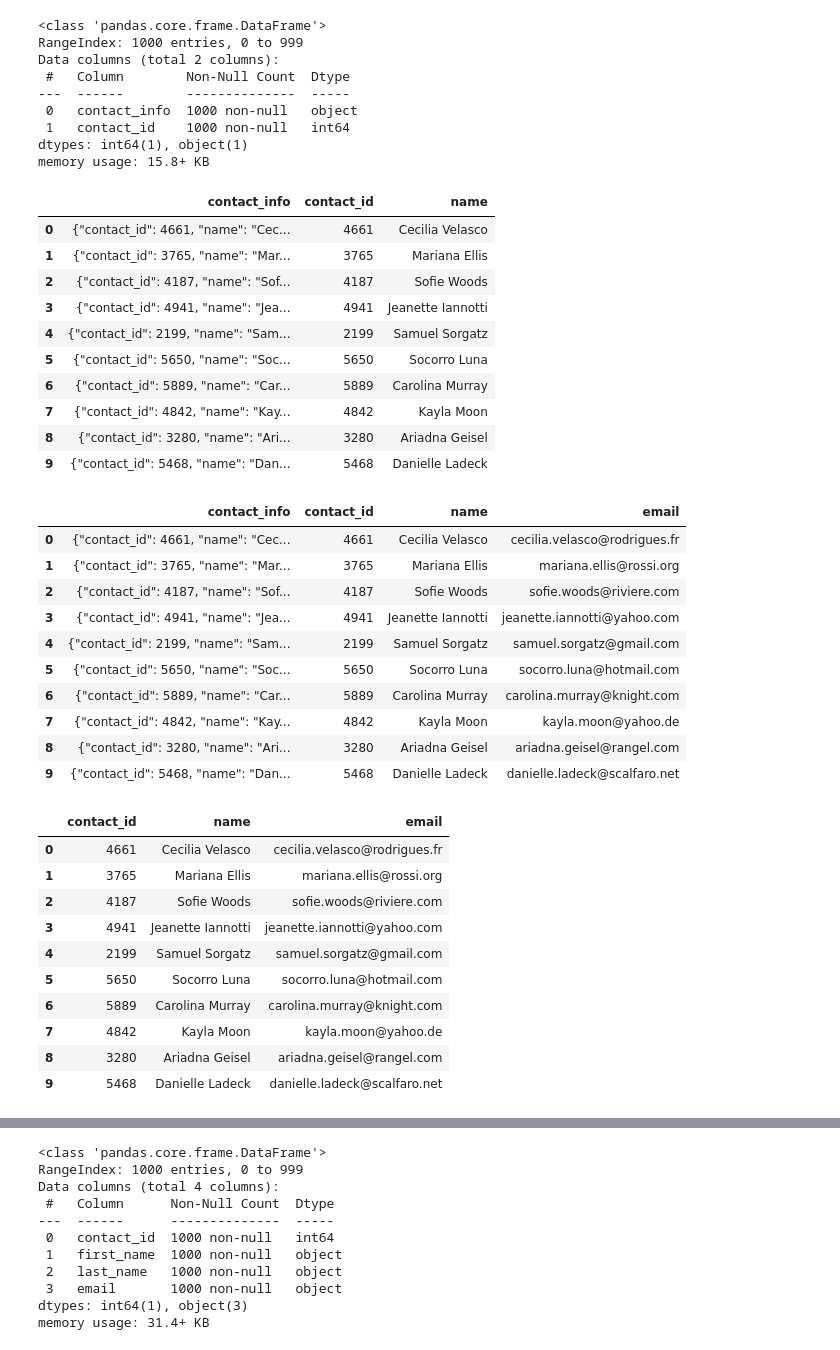
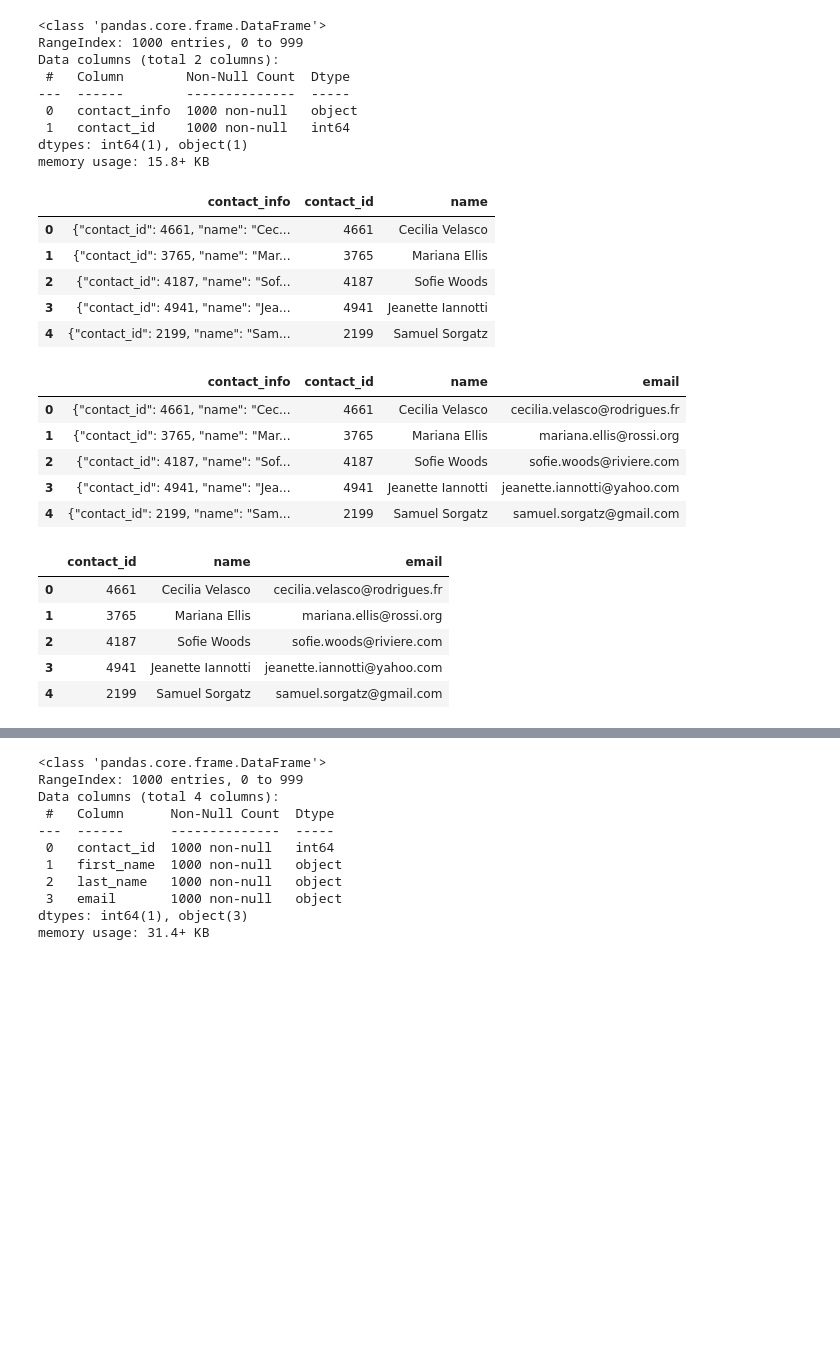
Before and after one commit to dcastellonc/Crowdfunding_ETL, a Jupyter notebook: ETL_Mini_Project_DCastellon.ipynb, the cells around one changed output, grey strips where cells are left out. Cells and saved outputs as stored; diff of their text form; code cells hidden in the pictures; blank space fills up the shorter version.

```diff
--- a/ETL_Mini_Project_DCastellon.ipynb
+++ b/ETL_Mini_Project_DCastellon.ipynb
@@ -267,7 +288,7 @@ campaign_cleaned.to_csv("Resources/campaign.csv", index=False)
 ### Extract the contacts.xlsx Data.
 # %%
 # Read the data into a Pandas DataFrame. Use the `header=2` parameter when reading in the data.
-contact_info_df = pd.read_excel('Resources/contacts.xlsx', header=2)
+contact_info_df = pd.read_excel('Resources/contacts.xlsx', header=2, engine= 'openpyxl')
 contact_info_df.head()
 # %% [output]
 |  | contact_info |
@@ -383,6 +403,8 @@ contact_info_df_copy.head()
 | 4 | {"contact_id": 2199, "name": "Sam... |
 # %%
 # Extract the four-digit contact ID number.
+contact_info_df_copy['contact_id'] = contact_info_df_copy['contact_info'].str.extract('(\d{4})')
+contact_info_df_copy.head(5)
 # %% [output]
 |  | contact_info | contact_id |
 | 0 | {"contact_id": 4661, "name": "Cec... | 4661 |
@@ -404,6 +427,8 @@ dtypes: object(2)
 memory usage: 15.8+ KB
 # %%
 # Convert the "contact_id" column to an int64 data type.
+contact_info_df_copy = contact_info_df_copy.astype({'contact_id':'int'})
+contact_info_df_copy.info()
 # %% [output]
 <class 'pandas.core.frame.DataFrame'>
 RangeIndex: 1000 entries, 0 to 999
@@ -416,6 +441,8 @@ dtypes: int64(1), object(1)
 memory usage: 15.8+ KB
 # %%
 # Extract the name of the contact and add it to a new column.
+contact_info_df_copy['name'] = contact_info_df_copy['contact_info'].str.extract('([A-Za-z]+ [A-Za-z]+)')
+contact_info_df_copy.head()
 # %% [output]
 |  | contact_info | contact_id | name |
 | 0 | {"contact_id": 4661, "name": "Cec... | 4661 | Cecilia Velasco |
@@ -423,27 +450,21 @@ memory usage: 15.8+ KB
 | 2 | {"contact_id": 4187, "name": "Sof... | 4187 | Sofie Woods |
 | 3 | {"contact_id": 4941, "name": "Jea... | 4941 | Jeanette Iannotti |
 | 4 | {"contact_id": 2199, "name": "Sam... | 2199 | Samuel Sorgatz |
-| 5 | {"contact_id": 5650, "name": "Soc... | 5650 | Socorro Luna |
-| 6 | {"contact_id": 5889, "name": "Car... | 5889 | Carolina Murray |
-| 7 | {"contact_id": 4842, "name": "Kay... | 4842 | Kayla Moon |
-| 8 | {"contact_id": 3280, "name": "Ari... | 3280 | Ariadna Geisel |
-| 9 | {"contact_id": 5468, "name": "Dan... | 5468 | Danielle Ladeck |
 # %%
 # Extract the email from the contacts and add the values to a new column.
+contact_info_df_copy['email'] = contact_info_df_copy['contact_info'].str.extract('([a-zA-Z0-9./-]+@[a-zA-Z0-9./-]+\.[a-z]+)')
+contact_info_df_copy.head()
 # %% [output]
 |  | contact_info | contact_id | name | email |
 | 0 | {"contact_id": 4661, "name": "Cec... | 4661 | Cecilia Velasco | cecilia.velasco@rodrigues.fr |
 | 1 | {"contact_id": 3765, "name": "Mar... | 3765 | Mariana Ellis | mariana.ellis@rossi.org |
 | 2 | {"contact_id": 4187, "name": "Sof... | 4187 | Sofie Woods | sofie.woods@riviere.com |
 | 3 | {"contact_id": 4941, "name": "Jea... | 4941 | Jeanette Iannotti | jeanette.iannotti@yahoo.com |
 | 4 | {"contact_id": 2199, "name": "Sam... | 2199 | Samuel Sorgatz | samuel.sorgatz@gmail.com |
-| 5 | {"contact_id": 5650, "name": "Soc... | 5650 | Socorro Luna | socorro.luna@hotmail.com |
-| 6 | {"contact_id": 5889, "name": "Car... | 5889 | Carolina Murray | carolina.murray@knight.com |
-| 7 | {"contact_id": 4842, "name": "Kay... | 4842 | Kayla Moon | kayla.moon@yahoo.de |
-| 8 | {"contact_id": 3280, "name": "Ari... | 3280 | Ariadna Geisel | ariadna.geisel@rangel.com |
-| 9 | {"contact_id": 5468, "name": "Dan... | 5468 | Danielle Ladeck | danielle.ladeck@scalfaro.net |
 # %%
 # Create a copy of the contact_info_df with the 'contact_id', 'name', 'email' columns.
+contacts_df_clean = contact_info_df_copy[['contact_id','name','email']].copy()
+contacts_df_clean.head()
 # %% [output]
 |  | contact_id | name | email |
 | 0 | 4661 | Cecilia Velasco | cecilia.velasco@rodrigues.fr |
@@ -451,10 +472,5 @@ memory usage: 15.8+ KB
 | 2 | 4187 | Sofie Woods | sofie.woods@riviere.com |
 | 3 | 4941 | Jeanette Iannotti | jeanette.iannotti@yahoo.com |
 | 4 | 2199 | Samuel Sorgatz | samuel.sorgatz@gmail.com |
-| 5 | 5650 | Socorro Luna | socorro.luna@hotmail.com |
-| 6 | 5889 | Carolina Murray | carolina.murray@knight.com |
-| 7 | 4842 | Kayla Moon | kayla.moon@yahoo.de |
-| 8 | 3280 | Ariadna Geisel | ariadna.geisel@rangel.com |
-| 9 | 5468 | Danielle Ladeck | danielle.ladeck@scalfaro.net |
 # %%
 # Create a "first"name" and "last_name" column with the first and last names from the "name" column.
```
Also changed, not shown: parts of 24 cells of this notebook, 4 other files.
